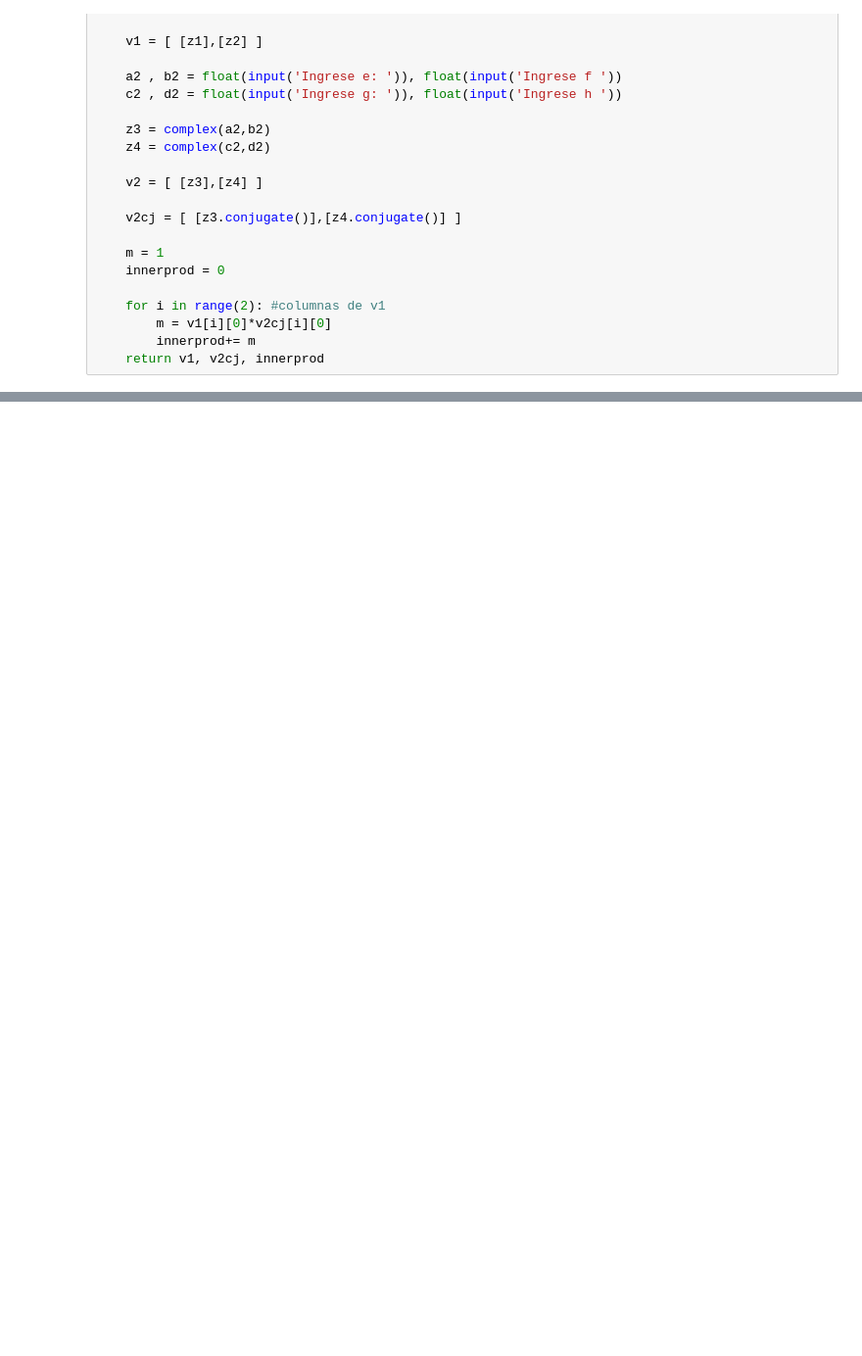
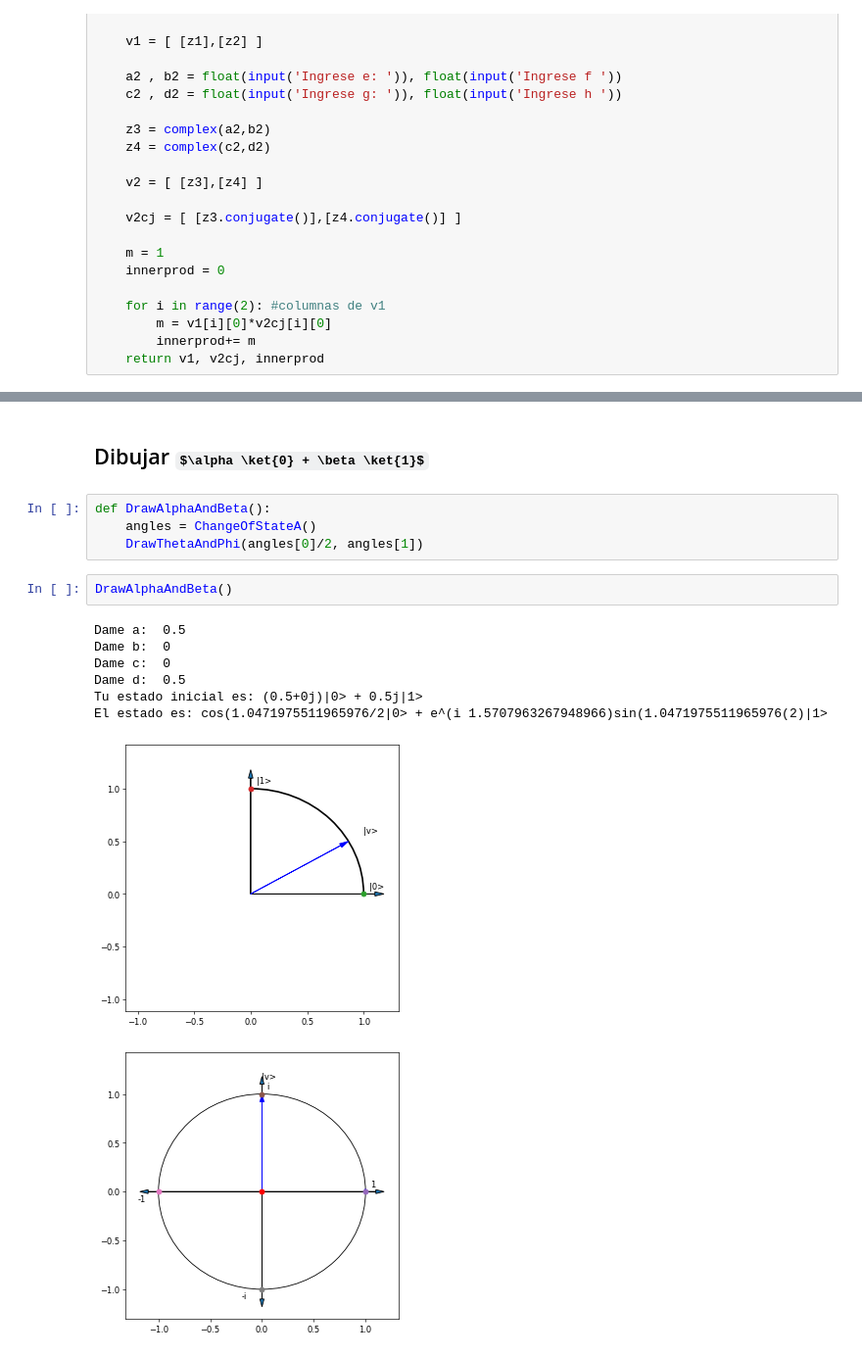
Before and after one commit to Crisel8a/QuantumComputing, a Jupyter notebook: Complejos Crisela.ipynb, the cells around one changed output, grey strips where cells are left out. Shown: that part at 98% size. Cells and saved outputs as stored; diff of their text form; some formulas as TeX source; blank space fills up the shorter version.

```diff
--- a/Complejos Crisela.ipynb
+++ b/Complejos Crisela.ipynb
@@ -351,0 +422,17 @@ Ingrese h  0
+# %% [markdown]
+## Dibujar $\alpha \ket{0} + \beta \ket{1}$
+# %%
+def DrawAlphaAndBeta():
+    angles = ChangeOfStateA()
+    DrawThetaAndPhi(angles[0]/2, angles[1])
+# %%
+DrawAlphaAndBeta()
+# %% [output]
+Dame a:  0.5
+Dame b:  0
+Dame c:  0
+Dame d:  0.5
+Tu estado inicial es: (0.5+0j)|0> + 0.5j|1>
+El estado es: cos(1.0471975511965976/2|0> + e^(i 1.5707963267948966)sin(1.0471975511965976(2)|1>
+[figure, added]
+[figure, added]
```
Also changed, not shown: parts of 33 cells of this notebook.
